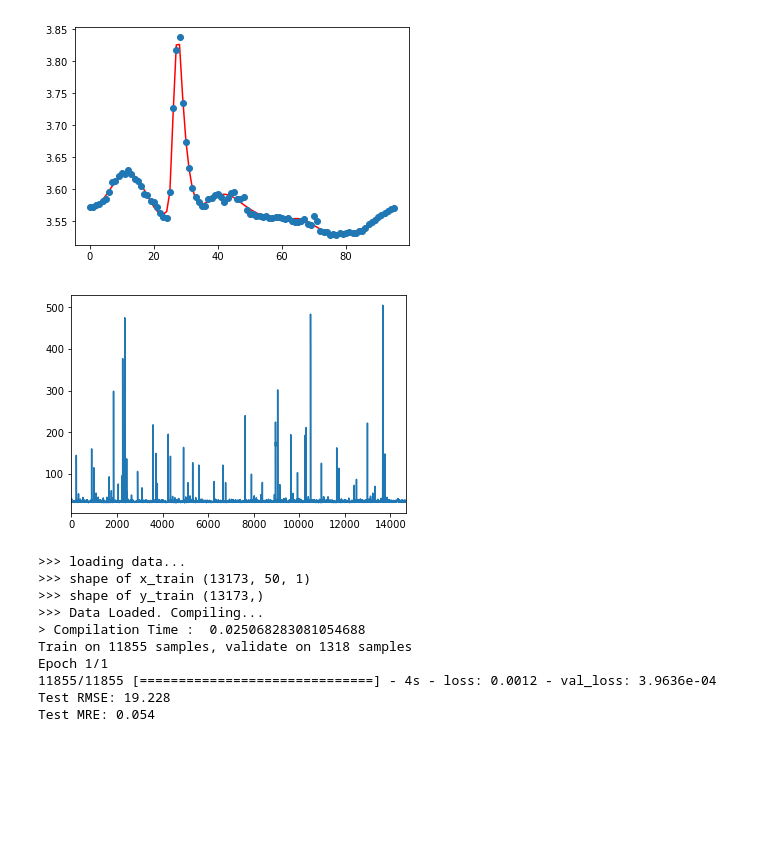
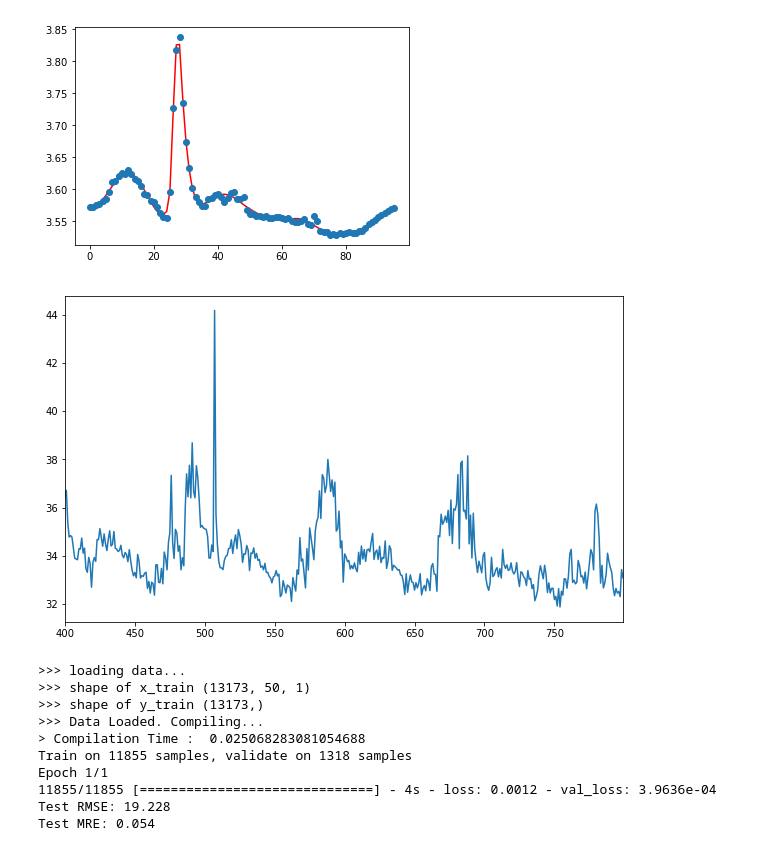
Before and after one commit to zydarChen/predict_17, a Jupyter notebook: Highways_England/LM326.ipynb, the cells around one changed output. Saved outputs shown, nothing was run; the diff lists cells and outputs as text; code cells hidden in the pictures; blank space fills up the shorter version.

```diff
--- a/Highways_England/LM326.ipynb
+++ b/Highways_England/LM326.ipynb
@@ -68,10 +77,10 @@ plt.show()
 df[['link_ID', 'date', 'travel_time_log', 'travel_time', 'flow', 'speed', 'length', 'q']].to_csv(
     './data/HE_2013_M25LM326_6_10.csv', header=True, index=None, sep=';', mode='w')
 # %%
-df['travel_time'].plot()
+df['travel_time'][400:800].plot(figsize=(10,6))
 plt.show()
 # %% [output]
-[figure, old version]
+[figure, new version]
 # %%
 import pandas as pd
 import numpy as np
```
Also changed, not shown: parts of 1 cell of this notebook, 4 other files.
